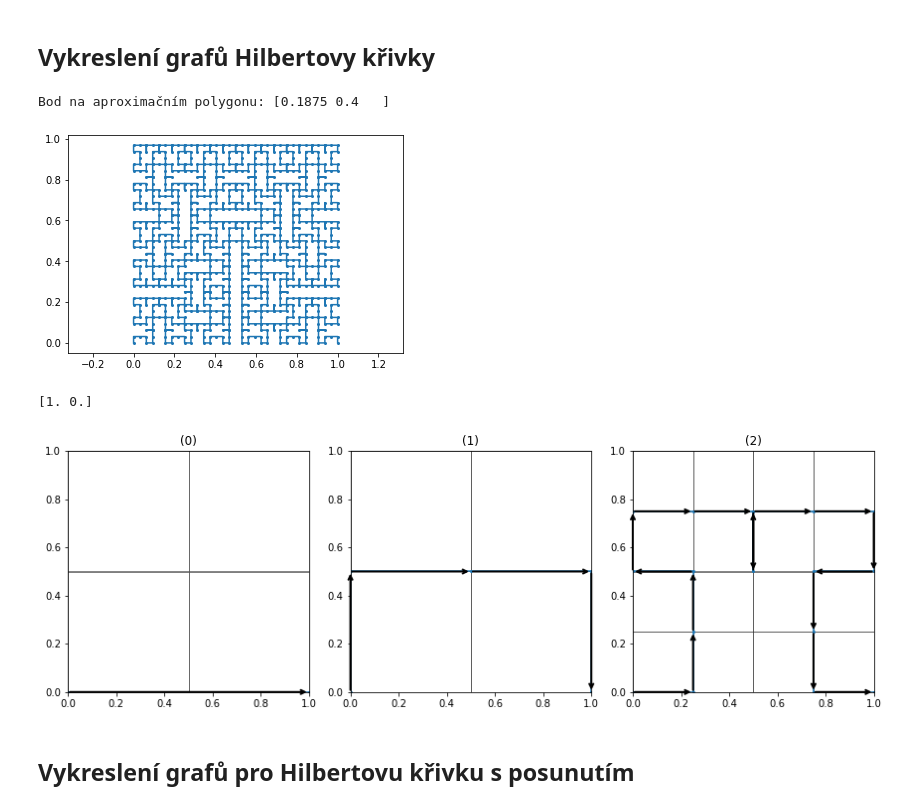
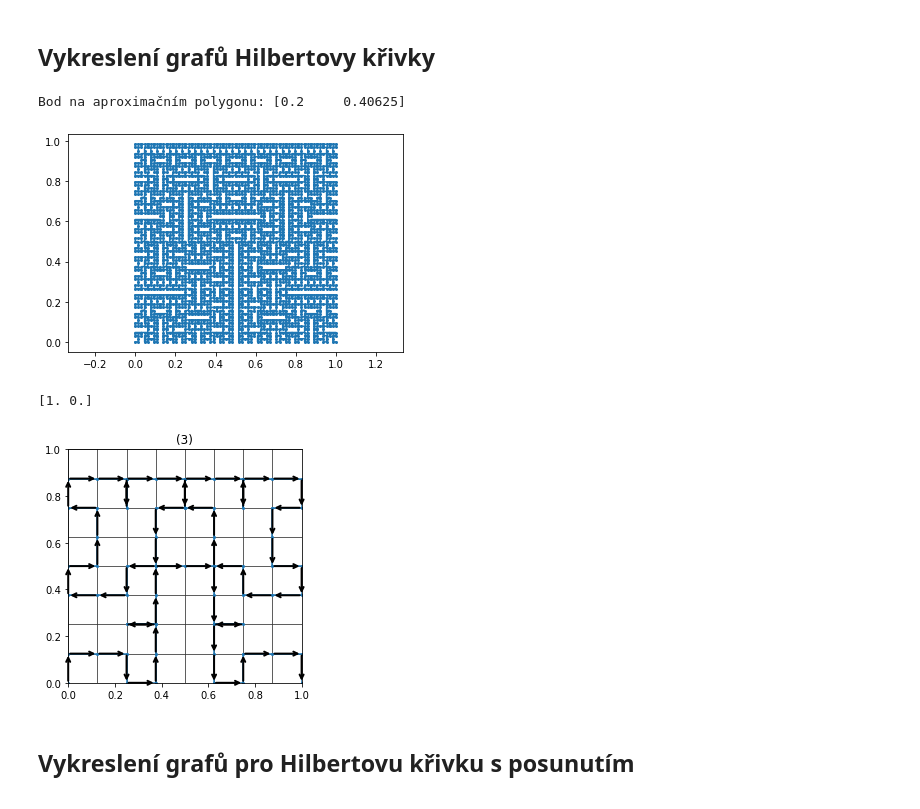
Before and after one commit to NIE0087/BP---prostor-vyplnujici-krivky, a Jupyter notebook: example.ipynb, the cells around one changed output. Drawn from its saved outputs; the diff is of its cells as text; code cells hidden in the pictures.

```diff
--- a/example.ipynb
+++ b/example.ipynb
@@ -88,7 +181,7 @@ Iterace hilbertovy křivky: 10
 # %% [markdown]
 ## Vykreslení grafů Hilbertovy křivky
 # %%
-n = 5
+n = 6
 t = 0.2
 
 bod_na_polygonu = h2d.hilbert_polygon_point(t,n)
@@ -97,13 +190,13 @@ print("Bod na aproximačním polygonu:", bod_na_polygonu)
 h2d.plot_hilbert_polygon(n)
 print(h2d.hilbert_polygon_point(1.0,n))
 # %% [output]
-Bod na aproximačním polygonu: [0.1875 0.4   ]
+Bod na aproximačním polygonu: [0.2     0.40625]
-[figure, old version]
+[figure, new version]
 [1. 0.]
 # %%
-h2d.plot_multiple_hilberts_arrows([0, 1, 2])
+h2d.plot_multiple_hilberts_arrows([3])
 # %% [output]
-[figure, old version]
+[figure, new version]
 # %% [markdown]
 ## Vykreslení grafů pro Hilbertovu křivku s posunutím
 # %%
```
Also changed, not shown: parts of 7 cells of this notebook, 4 other files.
